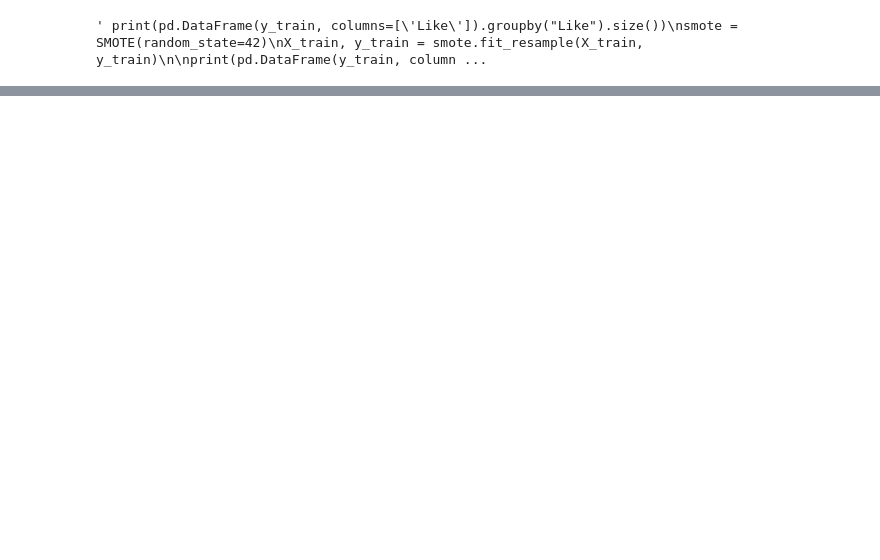
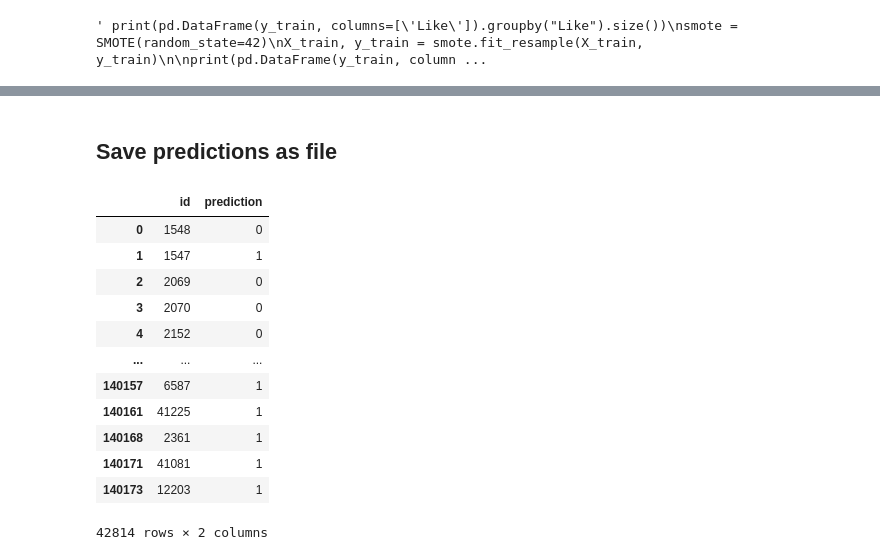
Before and after one commit to sallto/baml, a Jupyter notebook: notebook.ipynb, the cells around one changed output, grey strips where cells are left out. Cells and saved outputs as stored; diff of their text form; code cells hidden in the pictures; blank space fills up the shorter version.

```diff
--- a/notebook.ipynb
+++ b/notebook.ipynb
@@ -449,0 +522,13 @@ xgb.plot_importance(model, max_num_features = 30)
+# %%
+from sklearn.ensemble import BaggingClassifier
+import xgboost as xgb
+from sklearn.metrics import classification_report
+
+xgboost = xgb.XGBClassifier()
+bagging_clf = BaggingClassifier(estimator = xgboost, n_estimators=30, random_state=0, max_samples = 0.7, oob_score = True).fit(X_train, y_train)
+predictions = bagging_clf.predict(X_val)
+
+print(bagging_clf.oob_score_)
+print(classification_report(y_val, predictions))
+print(balanced_accuracy_score(y_val, predictions))
+#0.9587725853231339
@@ -449,0 +641,31 @@ xgb.plot_importance(model, max_num_features = 30)
+# %% [markdown]
+## Save predictions as file
+# %%
+# train with all data
+final_model = bagging_clf
+final_model = final_model.fit(X, y)
+predictions_final = final_model.predict(test[X_cols])
+
+df_final = pd.DataFrame()
+df_final['id'] = test['TestSetId']
+df_final['prediction'] = predictions_final
+
+df_final['id'] = df_final['id'].astype(int)
+df_final['prediction'] = df_final['prediction'].astype(int)
+
+df_final.to_csv('predictions.csv', index=False)
+df_final
+# %% [output]
+|  | id | prediction |
+| 0 | 1548 | 0 |
+| 1 | 1547 | 1 |
+| 2 | 2069 | 0 |
+| 3 | 2070 | 0 |
+| 4 | 2152 | 0 |
+| ... | ... | ... |
+| 140157 | 6587 | 1 |
+| 140161 | 41225 | 1 |
+| 140168 | 2361 | 1 |
+| 140171 | 41081 | 1 |
+| 140173 | 12203 | 1 |
+42814 rows × 2 columns
```
Also changed, not shown: parts of 24 cells of this notebook.
